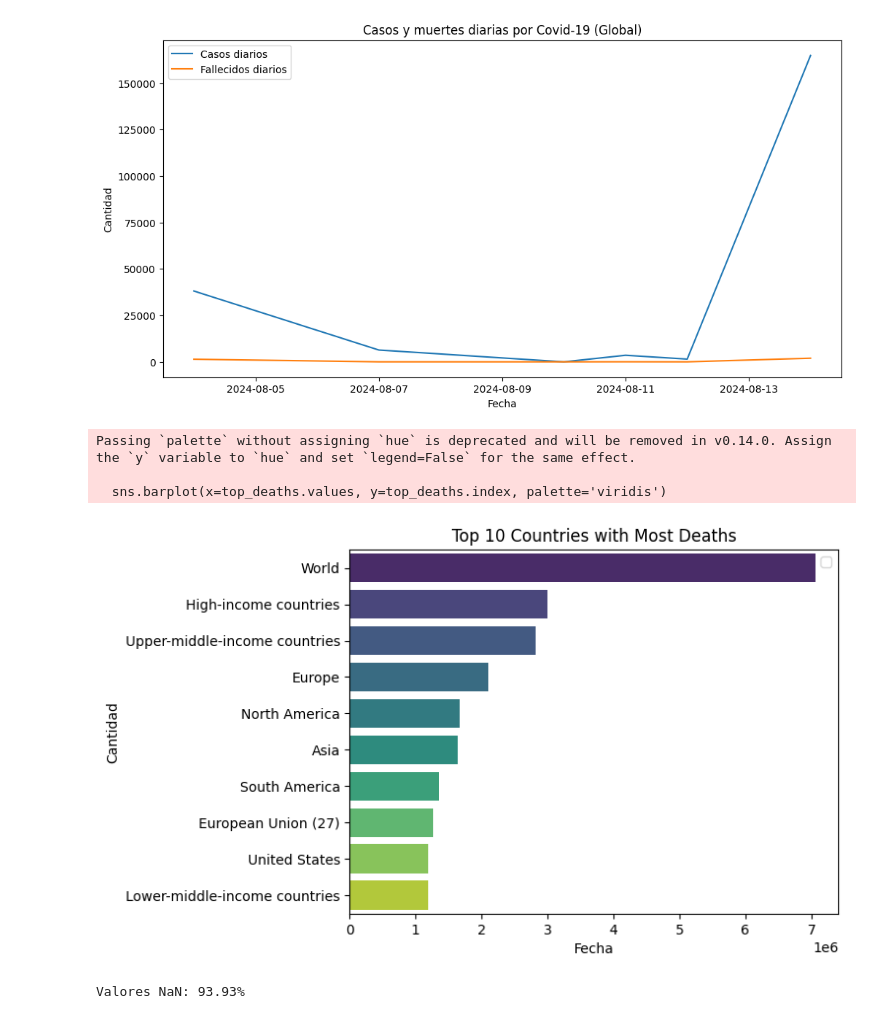
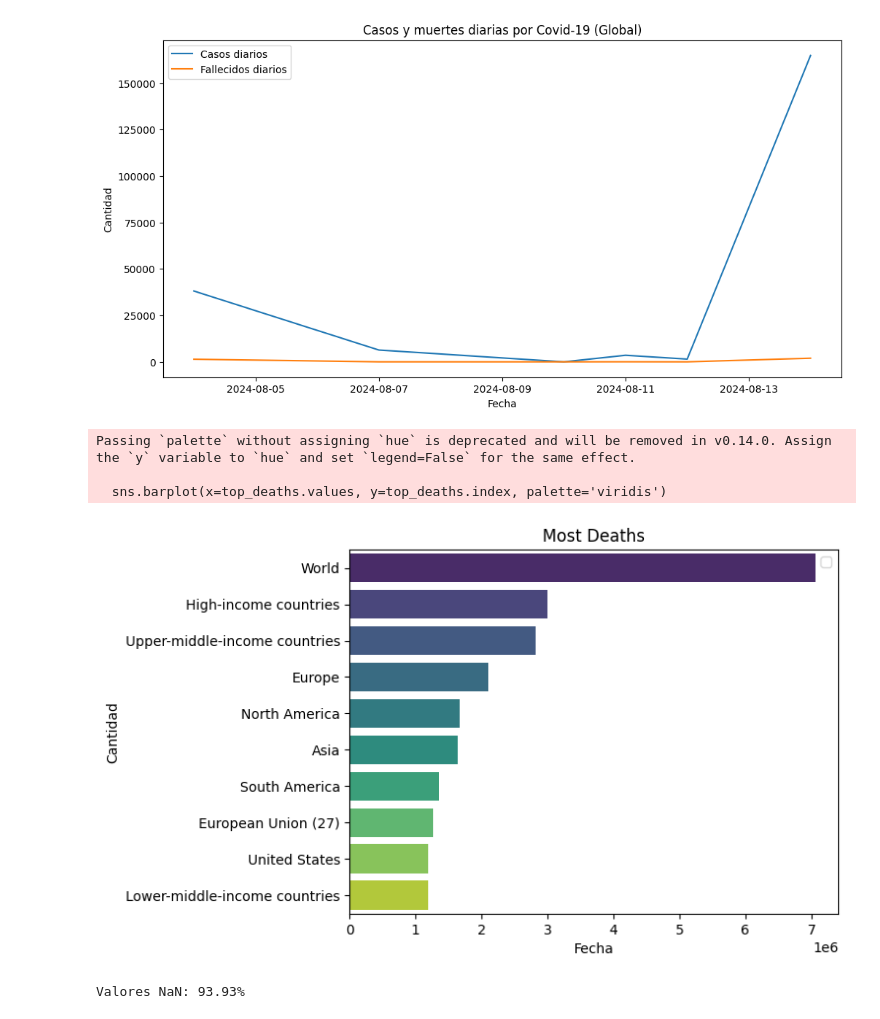
Before and after one commit to Se7en19/Visualizing-the-Pandemic-A-COVID-19-Data-Analysis, a Jupyter notebook: main.ipynb, the cells around one changed output. Cells and saved outputs as stored; diff of their text form; code cells hidden in the pictures.

```diff
--- a/main.ipynb
+++ b/main.ipynb
@@ -117,18 +117,18 @@ plt.show()
 # %%
 # country-covid-19-data with most deaths
 
 top_deaths = df_clean.groupby('location')['total_deaths'].max().nlargest(10)
 sns.barplot(x=top_deaths.values, y=top_deaths.index, palette='viridis')
-plt.title('Top 10 Most Deaths')
+plt.title('Most Deaths')
 plt.xlabel('Fecha')
 plt.ylabel('Cantidad')
 plt.legend(loc='upper right')
 plt.show()
 # %% [output]
 Passing `palette` without assigning `hue` is deprecated and will be removed in v0.14.0. Assign the `y` variable to `hue` and set `legend=False` for the same effect.
 
   sns.barplot(x=top_deaths.values, y=top_deaths.index, palette='viridis')
-[figure, old version]
+[figure, new version]
 # %%
 nan_percent = df_clean['people_fully_vaccinated_per_hundred'].isna().mean() * 100
 print(f"Valores NaN: {nan_percent:.2f}%")
```
Also changed, not shown: parts of 1 cell of this notebook.
